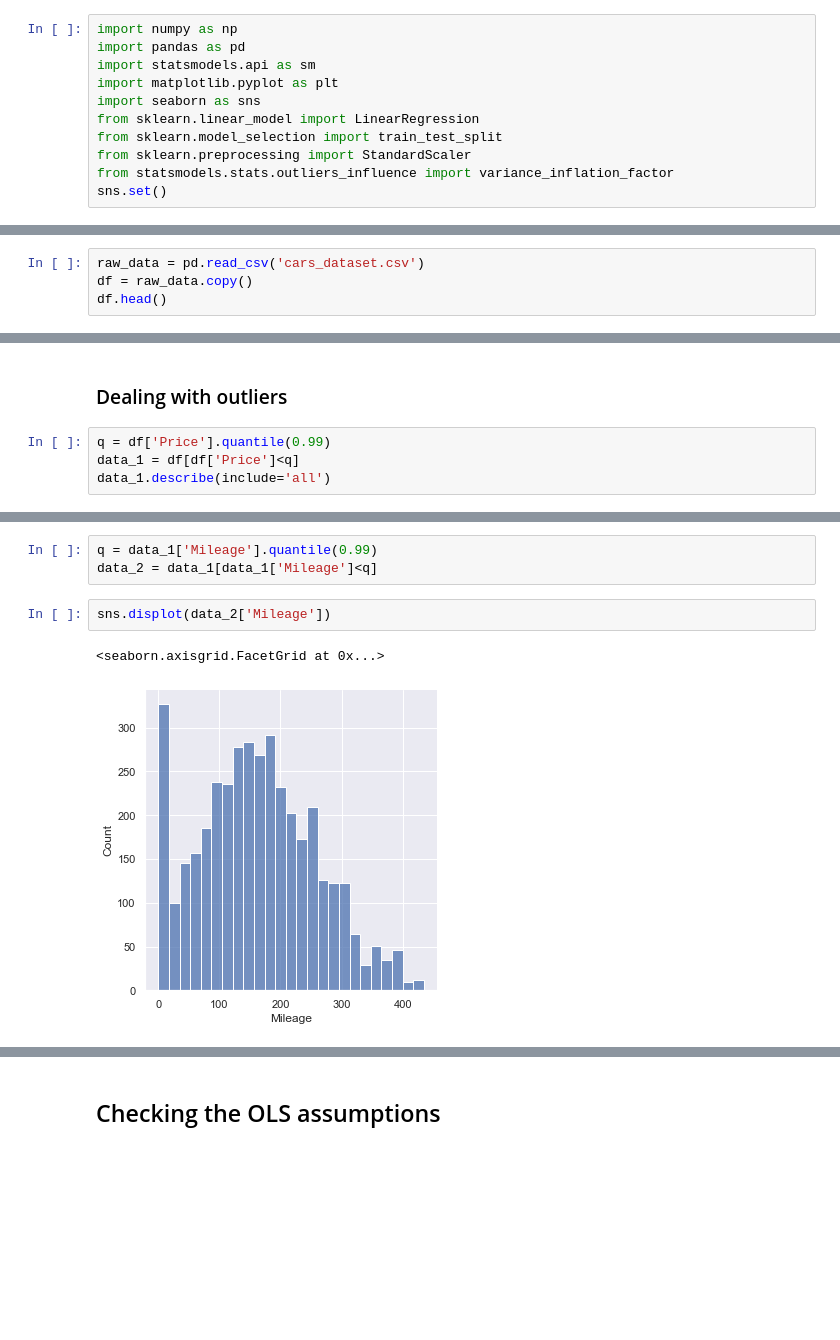
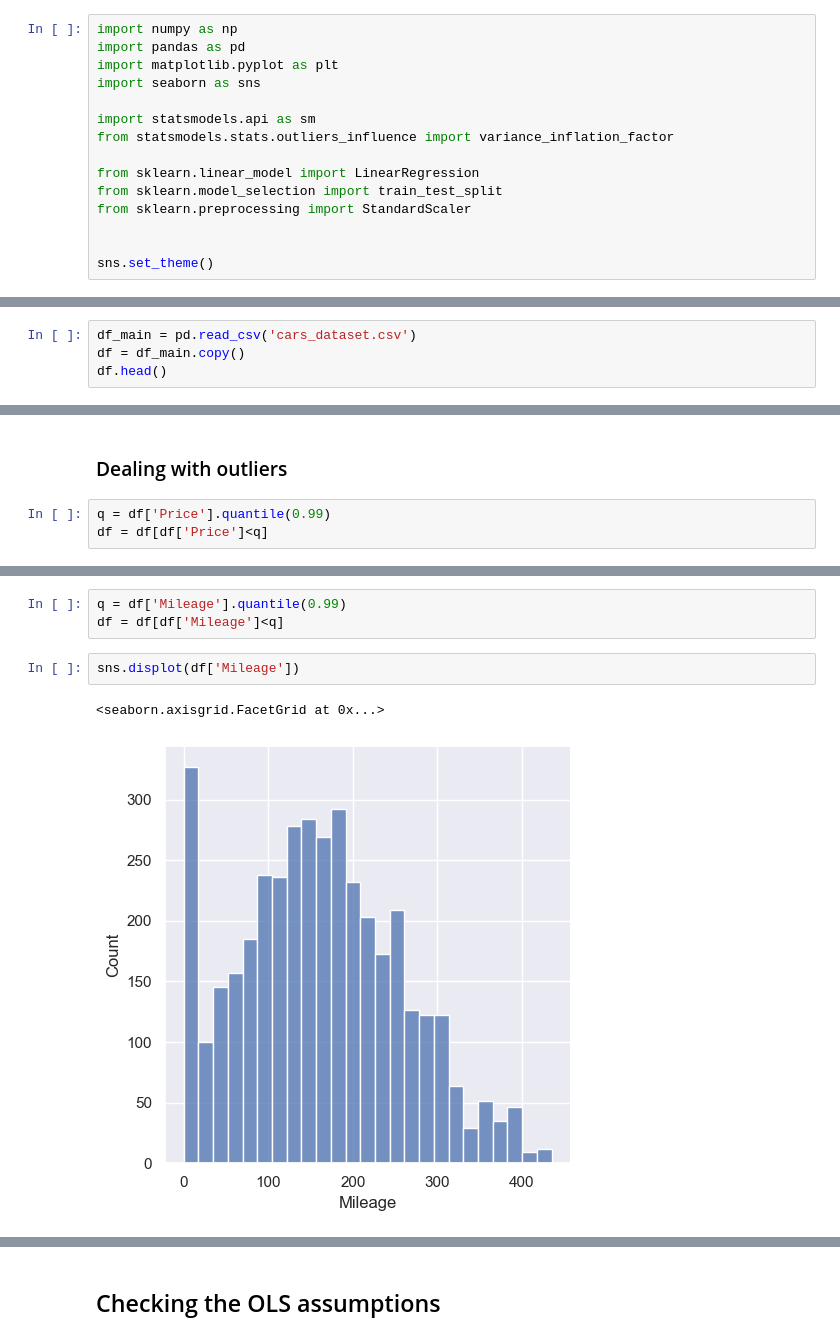
Before and after one commit to aldanajd/Data_Scientist, a Jupyter notebook: Machine Learning/Regression/Cars_price_estimator/Car_price_estimator.ipynb, the cells around one changed output, grey strips where cells are left out. Drawn from its saved outputs; the diff is of its cells as text; blank space fills up the shorter version.

```diff
--- a/Machine Learning/Regression/Cars_price_estimator/Car_price_estimator.ipynb
+++ b/Machine Learning/Regression/Cars_price_estimator/Car_price_estimator.ipynb
@@ -3,19 +3,23 @@
 # %%
 import numpy as np
 import pandas as pd
-import statsmodels.api as sm
 import matplotlib.pyplot as plt
 import seaborn as sns
+
+import statsmodels.api as sm
+from statsmodels.stats.outliers_influence import variance_inflation_factor
+
 from sklearn.linear_model import LinearRegression
 from sklearn.model_selection import train_test_split
 from sklearn.preprocessing import StandardScaler
-from statsmodels.stats.outliers_influence import variance_inflation_factor
-sns.set()
+
+
+sns.set_theme()
 # %% [markdown]
 ## Loading the raw data
 # %%
-raw_data = pd.read_csv('cars_dataset.csv')
-df = raw_data.copy()
+df_main = pd.read_csv('cars_dataset.csv')
+df = df_main.copy()
 df.head()
 # %% [output]
 |  | Brand | Price | Body | Mileage | EngineV | Engine Type | Registration | Year | Model |
@@ -102,5 +88,4 @@ sns.displot(df['Price'])
 ### Dealing with outliers
 # %%
 q = df['Price'].quantile(0.99)
-data_1 = df[df['Price']<q]
-data_1.describe(include='all')
+df = df[df['Price']<q]
@@ -130,11 +102,11 @@ sns.displot(df['Mileage'])
 # %%
-q = data_1['Mileage'].quantile(0.99)
-data_2 = data_1[data_1['Mileage']<q]
+q = df['Mileage'].quantile(0.99)
+df = df[df['Mileage']<q]
 # %%
-sns.displot(data_2['Mileage'])
+sns.displot(df['Mileage'])
 # %% [output]
 <seaborn.axisgrid.FacetGrid at 0x...>
-[figure, old version]
+[figure, new version]
 # %%
 sns.displot(df['EngineV'])
 # %% [output]
```
Also changed, not shown: parts of 37 cells of this notebook.
